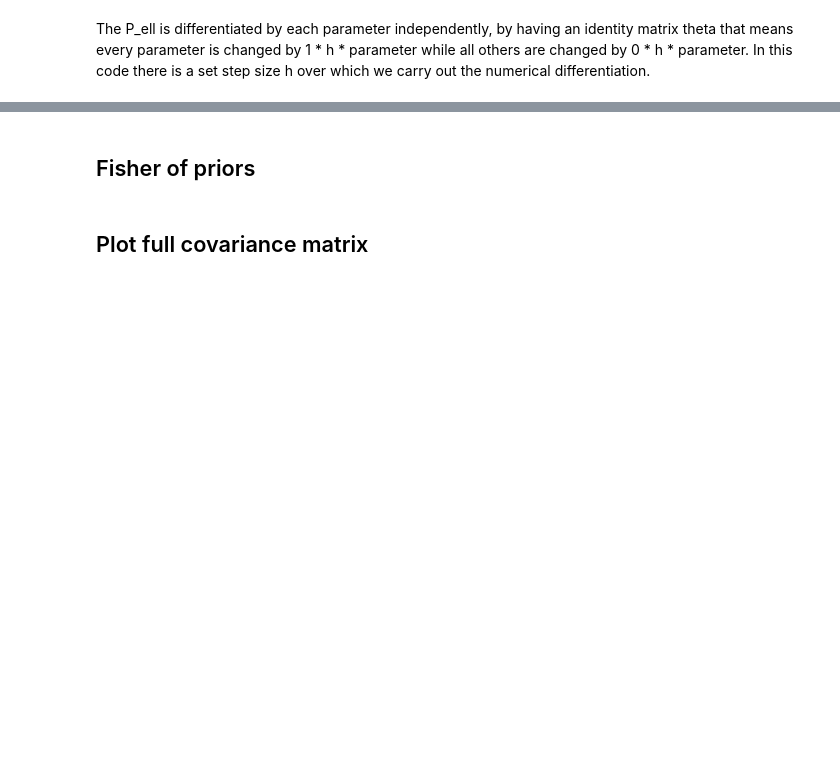
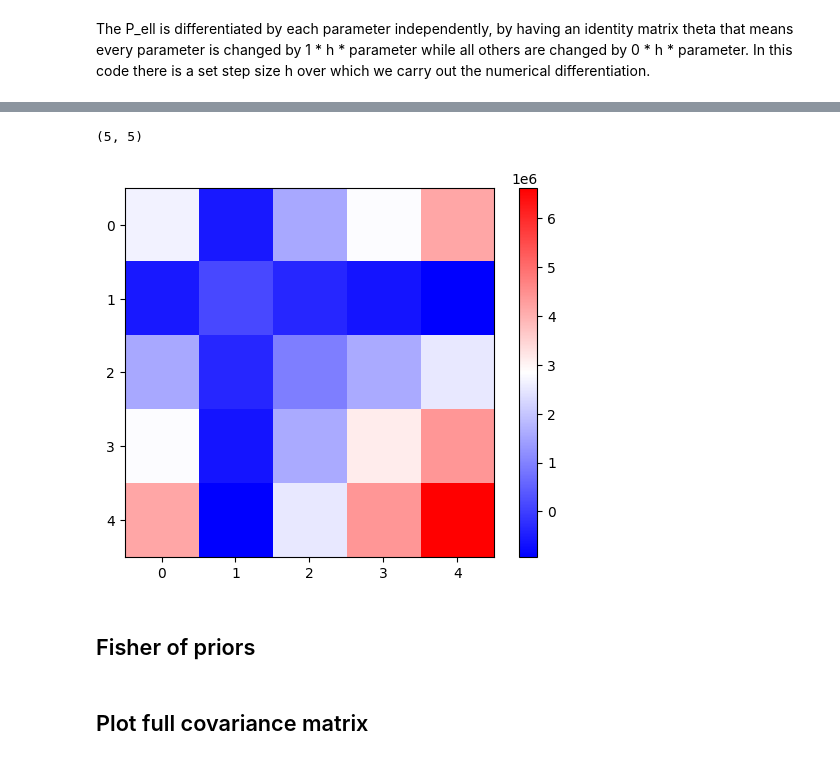
Before and after one commit to CarolaZano/PCA_project, a Jupyter notebook: Fisher/fisher3x2_GR_tests-const_bias.ipynb, the cells around one changed output, grey strips where cells are left out. Drawn from its saved outputs; the diff is of its cells as text; code cells hidden in the pictures; blank space fills up the shorter version.

```diff
--- a/Fisher/fisher3x2_GR_tests-const_bias.ipynb
+++ b/Fisher/fisher3x2_GR_tests-const_bias.ipynb
@@ -433,3 +480,11 @@ C = np.linalg.inv(F)
+# %%
+print(F.shape)
+plt.imshow(F, origin='upper',  cmap='bwr')
+plt.colorbar()
+plt.show()
+# %% [output]
+(5, 5)
+[figure, added]
 # %% [markdown]
 ## Fisher of priors
 # %%
```
Also changed, not shown: parts of 15 cells of this notebook, 7 other files.
